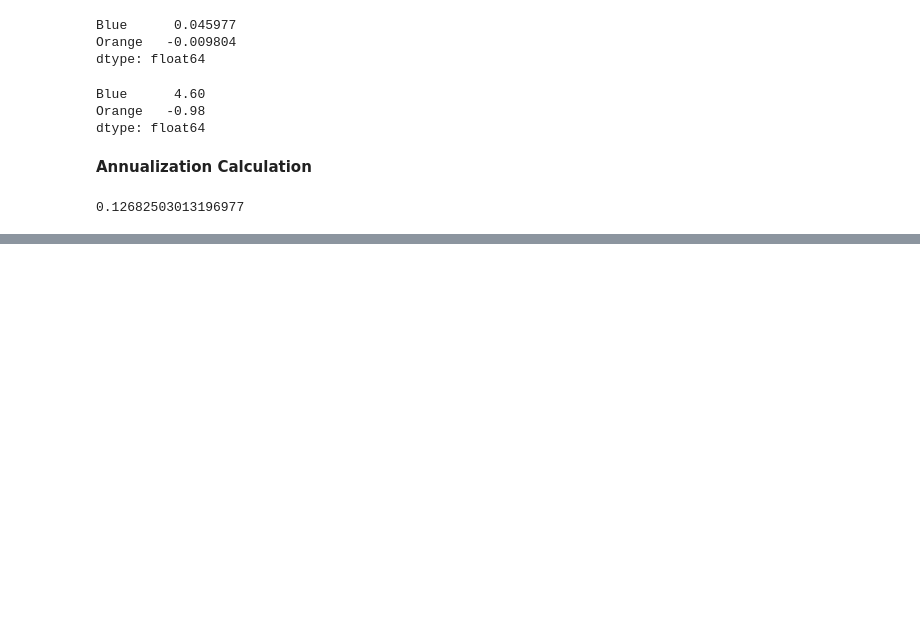
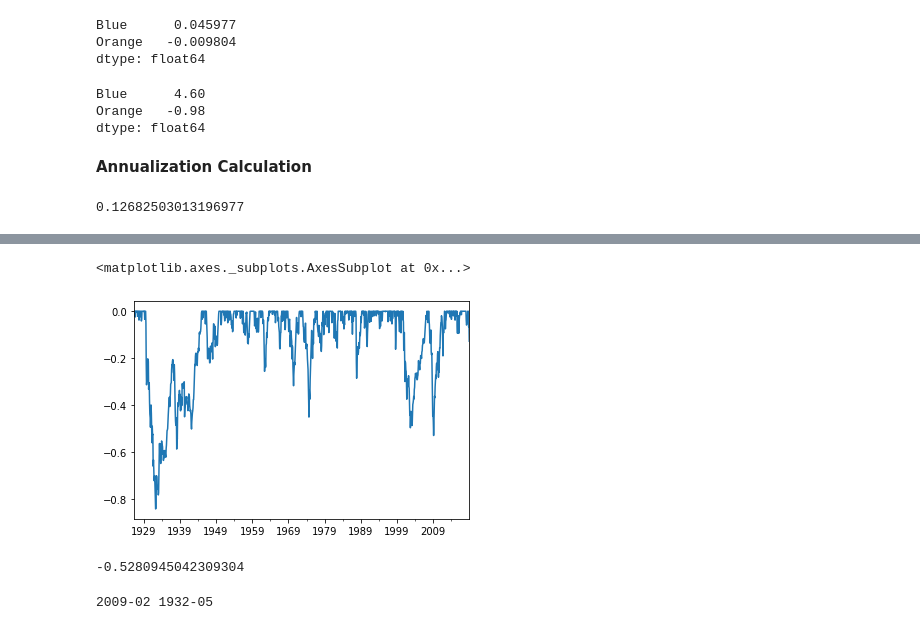
Before and after one commit to jade-lam/Coursera-EDHEC_InvMgt, a Jupyter notebook: EDHEC - Intro to Portfolio Construction with Python.ipynb, the cells around one changed output, grey strips where cells are left out. Drawn from its saved outputs; the diff is of its cells as text; code cells hidden in the pictures; blank space fills up the shorter version.

```diff
--- a/EDHEC - Intro to Portfolio Construction with Python.ipynb
+++ b/EDHEC - Intro to Portfolio Construction with Python.ipynb
@@ -107,0 +195,16 @@ rm = 0.01
+# %%
+draw_down = (wealth_index - previous_peak)/ previous_peak
+draw_down.plot.line()
+# %% [output]
+<matplotlib.axes._subplots.AxesSubplot at 0x...>
+[figure, added]
+# %%
+#find maximum drawdown
+draw_down['1975':].min()
+# %% [output]
+-0.5280945042309304
+# %%
+#find period of max drawdown
+print(draw_down['1975':].idxmin(), draw_down.idxmin())
+# %% [output]
+2009-02 1932-05
```
Also changed, not shown: parts of 27 cells of this notebook.
